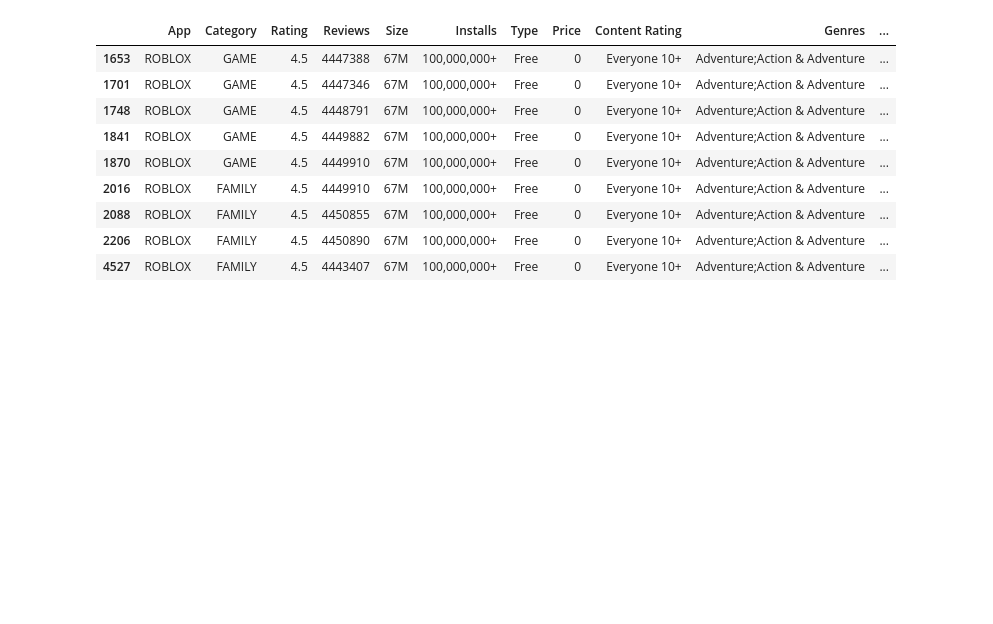
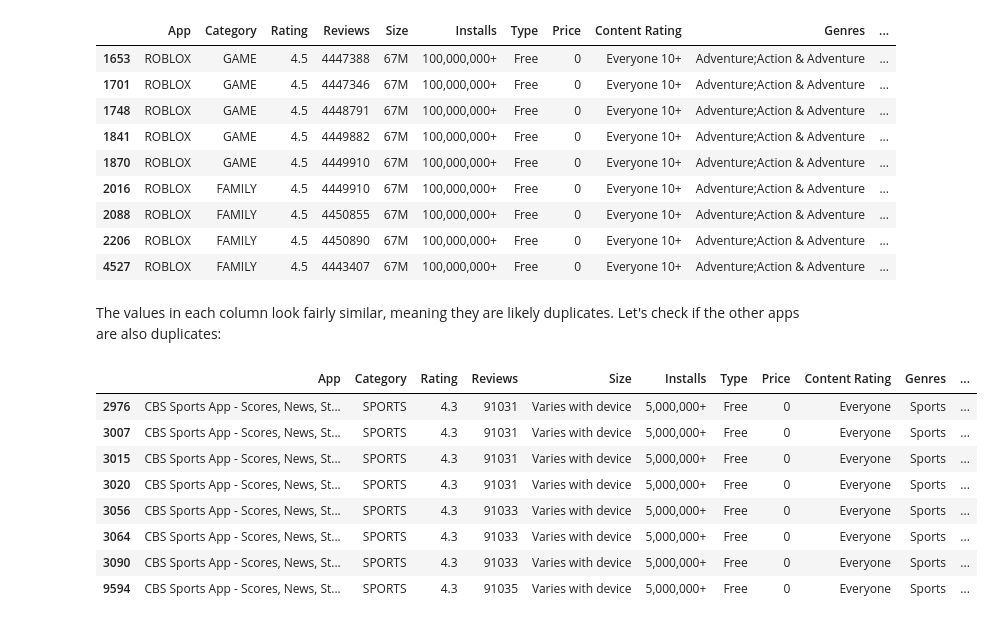
Before and after one commit to anirusso/app-data, a Jupyter notebook: app-data.ipynb, the cells around one changed output. Cells and saved outputs as stored; diff of their text form; code cells hidden in the pictures; blank space fills up the shorter version.

```diff
--- a/app-data.ipynb
+++ b/app-data.ipynb
@@ -315,3 +315,17 @@ google_data[google_data['App'] == 'ROBLOX']
 | 2088 | ROBLOX | FAMILY | 4.5 | 4450855 | 67M | 100,000,000+ | Free | 0 | Everyone 10+ | Adventure;Action & Adventure | ... |
 | 2206 | ROBLOX | FAMILY | 4.5 | 4450890 | 67M | 100,000,000+ | Free | 0 | Everyone 10+ | Adventure;Action & Adventure | ... |
 | 4527 | ROBLOX | FAMILY | 4.5 | 4443407 | 67M | 100,000,000+ | Free | 0 | Everyone 10+ | Adventure;Action & Adventure | ... |
+# %% [markdown]
+The values in each column look fairly similar, meaning they are likely duplicates. Let's check if the other apps are also duplicates:
+# %%
+google_data.loc[google_data['App'] == 'CBS Sports App - Scores, News, Stats & Watch Live']
+# %% [output]
+|  | App | Category | Rating | Reviews | Size | Installs | Type | Price | Content Rating | Genres | ... |
+| 2976 | CBS Sports App - Scores, News, St... | SPORTS | 4.3 | 91031 | Varies with device | 5,000,000+ | Free | 0 | Everyone | Sports | ... |
+| 3007 | CBS Sports App - Scores, News, St... | SPORTS | 4.3 | 91031 | Varies with device | 5,000,000+ | Free | 0 | Everyone | Sports | ... |
+| 3015 | CBS Sports App - Scores, News, St... | SPORTS | 4.3 | 91031 | Varies with device | 5,000,000+ | Free | 0 | Everyone | Sports | ... |
+| 3020 | CBS Sports App - Scores, News, St... | SPORTS | 4.3 | 91031 | Varies with device | 5,000,000+ | Free | 0 | Everyone | Sports | ... |
+| 3056 | CBS Sports App - Scores, News, St... | SPORTS | 4.3 | 91033 | Varies with device | 5,000,000+ | Free | 0 | Everyone | Sports | ... |
+| 3064 | CBS Sports App - Scores, News, St... | SPORTS | 4.3 | 91033 | Varies with device | 5,000,000+ | Free | 0 | Everyone | Sports | ... |
+| 3090 | CBS Sports App - Scores, News, St... | SPORTS | 4.3 | 91033 | Varies with device | 5,000,000+ | Free | 0 | Everyone | Sports | ... |
+| 9594 | CBS Sports App - Scores, News, St... | SPORTS | 4.3 | 91035 | Varies with device | 5,000,000+ | Free | 0 | Everyone | Sports | ... |
```
Also changed, not shown: parts of 23 cells of this notebook.
